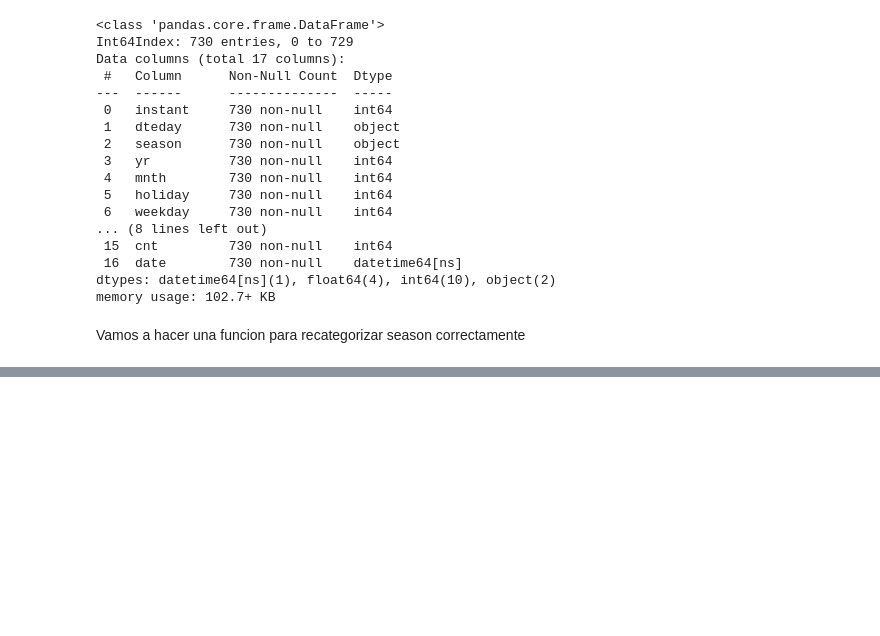
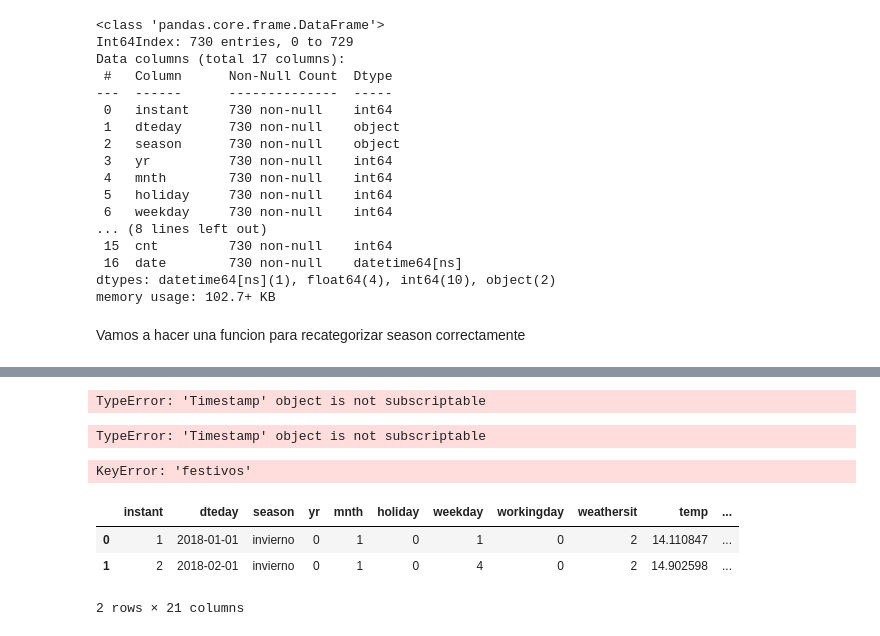
Before and after one commit to Adalab/project-DA-promo-c-modulo-3-team-1, a Jupyter notebook: borrador/sprint_1.ipynb, the cells around one changed output, grey strips where cells are left out. Cells and saved outputs as stored; diff of their text form; code cells hidden in the pictures; blank space fills up the shorter version.

```diff
--- a/borrador/sprint_1.ipynb
+++ b/borrador/sprint_1.ipynb
@@ -217,0 +322,4 @@ df.sample(10)
+# %%
+df.dteday=df.date
+# %%
+df['mnth'] =df['dteday'].dt.month
@@ -217,0 +328,14 @@ df.sample(10)
+# %%
+df["dteday"][0][6:]
+# %% [output]
+TypeError: 'Timestamp' object is not subscriptable
+# %%
+def festivo_ok(col): #última función que hicimos, no funcionó al hacer el apply
+    i=0
+    if holidays.US(years=col[i][6:]):
+        i =+ 1
+        return 'festivo'
+# %%
+df['festivo_ok']=df['dteday'].apply(festivo_ok)
+# %% [output]
+TypeError: 'Timestamp' object is not subscriptable
@@ -217,0 +344,11 @@ df.sample(10)
+# %%
+df['festivos'].unique()
+# %% [output]
+KeyError: 'festivos'
+# %%
+df.head(2)
+# %% [output]
+|  | instant | dteday | season | yr | mnth | holiday | weekday | workingday | weathersit | temp | ... |
+| 0 | 1 | 2018-01-01 | invierno | 0 | 1 | 0 | 1 | 0 | 2 | 14.110847 | ... |
+| 1 | 2 | 2018-02-01 | invierno | 0 | 1 | 0 | 4 | 0 | 2 | 14.902598 | ... |
+2 rows × 21 columns
```
Also changed, not shown: parts of 21 cells of this notebook.
